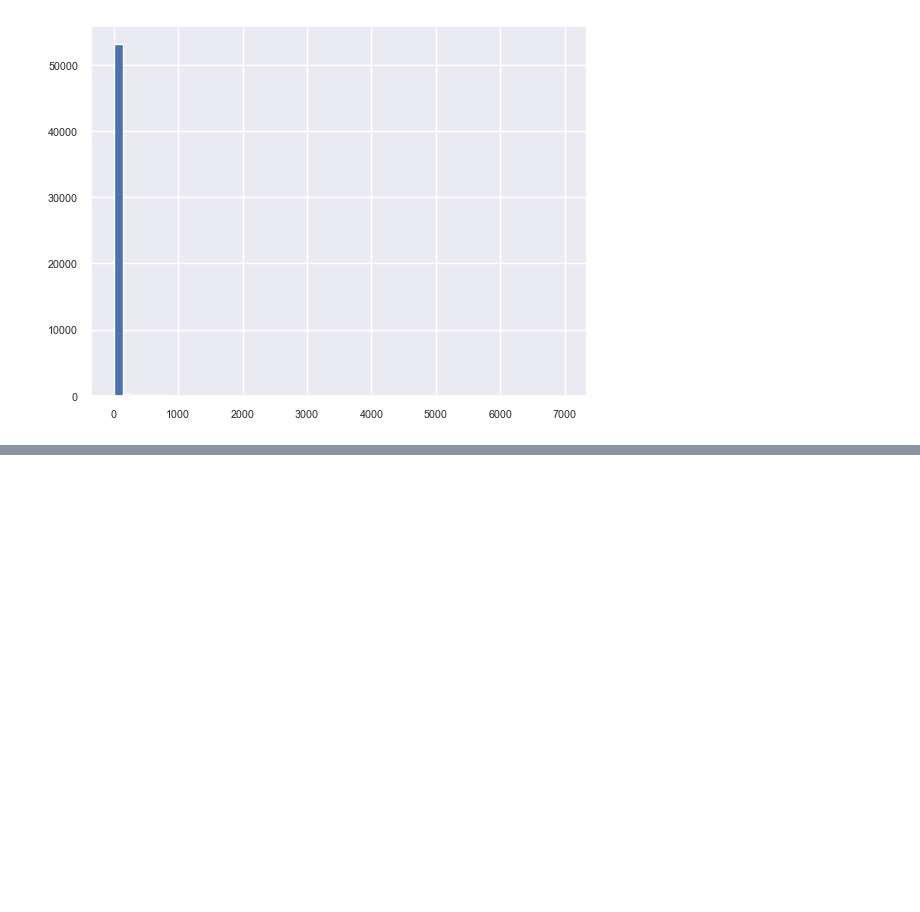
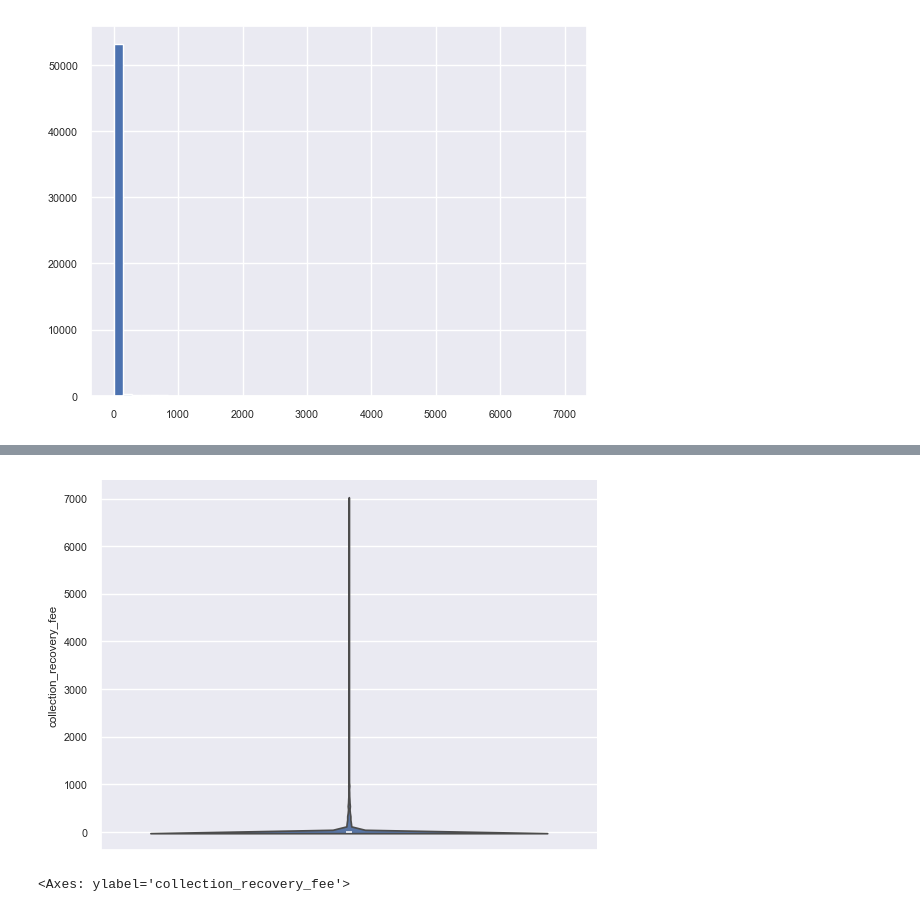
Before and after one commit to FuturisticTechie/exploratory-data-analysis---customer-loans-in-finance882, a Jupyter notebook: eda.ipynb, the cells around one changed output, grey strips where cells are left out. Saved outputs shown, nothing was run; the diff lists cells and outputs as text; code cells hidden in the pictures; blank space fills up the shorter version.

```diff
--- a/eda.ipynb
+++ b/eda.ipynb
@@ -619,0 +637,5 @@ ValueError: Mime type rendering requires nbformat>=4.2.0 but it is not installed
+# %%
+plot.violin_plot(df,"collection_recovery_fee" )
+# %% [output]
+[figure, added]
+<Axes: ylabel='collection_recovery_fee'>
```
Also changed, not shown: parts of 20 cells of this notebook, 3 other files.
